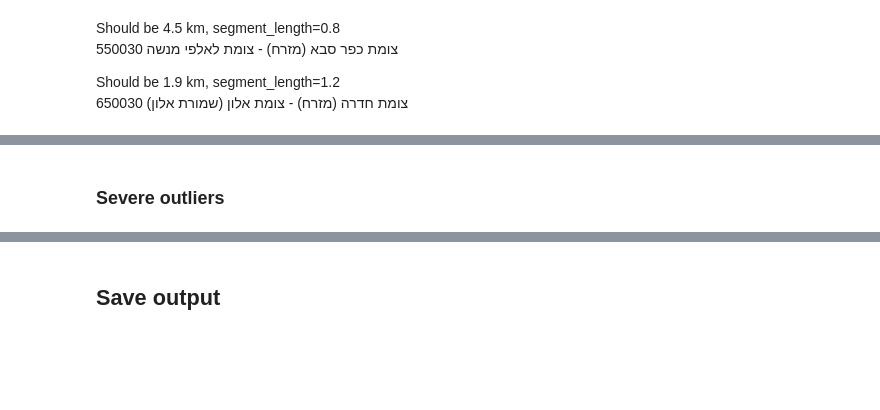
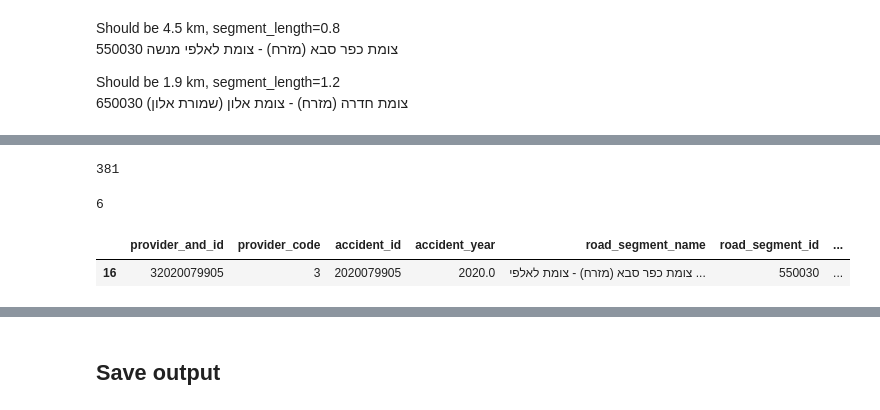
Before and after one commit to data-for-change/anyway-data-science, a Jupyter notebook: learning_notebooks/detect_segment_outliers.ipynb, the cells around one changed output, grey strips where cells are left out. Saved outputs shown, nothing was run; the diff lists cells and outputs as text; code cells hidden in the pictures; blank space fills up the shorter version.

```diff
--- a/learning_notebooks/detect_segment_outliers.ipynb
+++ b/learning_notebooks/detect_segment_outliers.ipynb
@@ -221,7 +286,12 @@ def updated_segment_rows(seg, segment_length, segment_name, segment_rows, outlie
     segment_rows[IS_OUTLIER] = np.where(segment_rows[PROVIDER_AND_ID].isin(outliers), True, False)
 
     not_outlier_rows = segment_rows[~segment_rows[IS_OUTLIER]]
-    median_coord = np.median(not_outlier_rows[[LAT, LONG]], axis=0)
+
+    data_for_median = not_outlier_rows
+    if not_outlier_rows.empty:
+        data_for_median = segment_rows
+
+    median_coord = np.median(data_for_median[[LAT, LONG]], axis=0)
 
     segment_rows[KM_FROM_MEDIAN] = km_from_median_col(segment_rows, median_coord)
 
@@ -442,3 +327,5 @@ dtype: int64
+# %%
+MIN_SAMPLE_SIZE = 3
 # %% [markdown]
 ## Unreliable segments
 **Most of the coords are wrong, therefore it is not possible to find outliers - the median is in the wrong coord**
@@ -482,0 +344,10 @@ outlier_map_unreliable_segments
+# %%
+outliers = get_outliers_by_km(filtered_accurate_coords, MIN_SAMPLE_SIZE)
+len(outliers)
+# %% [output]
+381
+# %%
+segs_with_outliers = outliers[ROAD_SEGMENT].unique()
+len(segs_with_outliers)
+# %% [output]
+6
@@ -483 +360,6 @@ outlier_map_unreliable_segments
+# %%
+outliers[(outliers[ROAD_SEGMENT] == segs_with_outliers[1])&(outliers[IS_OUTLIER] == True)]
+# %% [output]
+|  | provider_and_id | provider_code | accident_id | accident_year | road_segment_name | road_segment_id | ... |
+| 16 | 32020079905 | 3 | 2020079905 | 2020.0 | צומת כפר סבא (מזרח) - צומת לאלפי ... | 550030 | ... |
 # %%
@@ -486,5 +367,3 @@ outlier_map = plot_outliers(all_segment_outliers)
 outlier_map
 # %% [output]
 [interactive output not drawn]
-# %% [markdown]
-### Severe outliers
```
Also changed, not shown: parts of 67 cells of this notebook.
